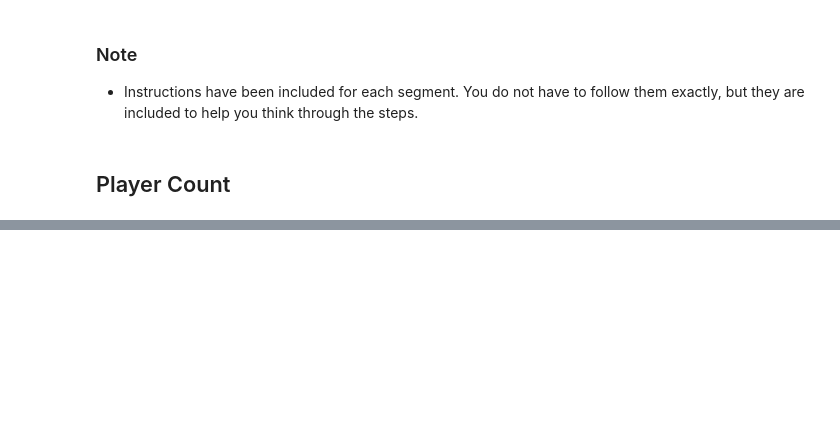
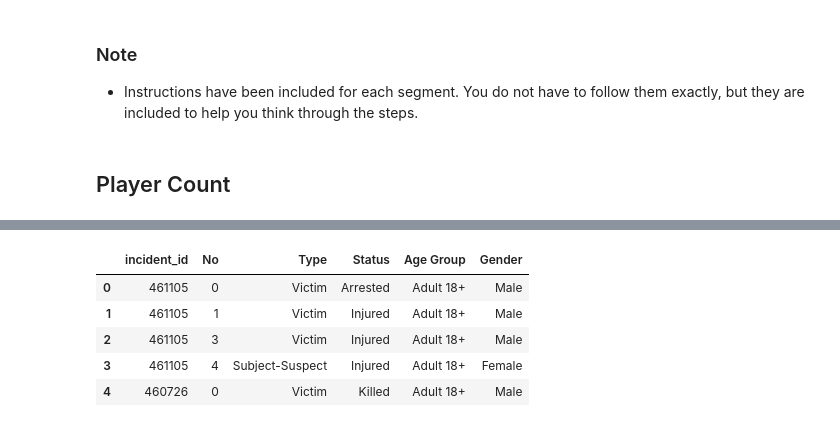
Before and after one commit to Kevin-McConchie/Project-1-Group-2, a Jupyter notebook: DD_Main.ipynb, the cells around one changed output, grey strips where cells are left out. Cells and saved outputs as stored; diff of their text form; code cells hidden in the pictures; blank space fills up the shorter version.

```diff
--- a/DD_Main.ipynb
+++ b/DD_Main.ipynb
@@ -66,33 +75,45 @@ if p_dd_flag == True:
         i+=1
 
 
         p_dd_debug = False
         p_val = dp.process_data(dframe['incident_id'],
                         dframe['participant_type'],
                         dframe["participant_gender"],
                         dframe["participant_status"],
                         dframe["participant_age_group"],
                         dd_file_name,
                         p_dd_debug
                     )
 
 
 #
 # MERGING MULTIPLE FILES CREATED IN THE CHUNKS INTO SINGLE DATA FRAME
 #
 
 # I choose to create data in chunks, therefore I merged the created csv files and created a single dataframe for the result.
 dd_dir_path = "resource"
 
 dd_joined_files = os.path.join(dd_dir_path, "dd_incident_details*.csv")
 
 # A list of all joined files is returned
 dd_joined_list = glob.glob(dd_joined_files)
 
 # Finally, the files are joined
 dd_merged_df = pd.concat(map(pd.read_csv, dd_joined_list), ignore_index=True)
+dd_merged_df = dd_merged_df.dropna()
+
 dd_merged_df.reset_index(level=None, drop=False, inplace=True, col_level=0, col_fill='')
 del dd_merged_df['index']
+
+
+dd_merged_df.head()
+# %% [output]
+|  | incident_id | No | Type | Status | Age Group | Gender |
+| 0 | 461105 | 0 | Victim | Arrested | Adult 18+ | Male |
+| 1 | 461105 | 1 | Victim | Injured | Adult 18+ | Male |
+| 2 | 461105 | 3 | Victim | Injured | Adult 18+ | Male |
+| 3 | 461105 | 4 | Subject-Suspect | Injured | Adult 18+ | Female |
+| 4 | 460726 | 0 | Victim | Killed | Adult 18+ | Male |
 # %%
 ## DD PART III
 ## DATA CLEANING
```
Also changed, not shown: parts of 5 cells of this notebook, 4 other files.
